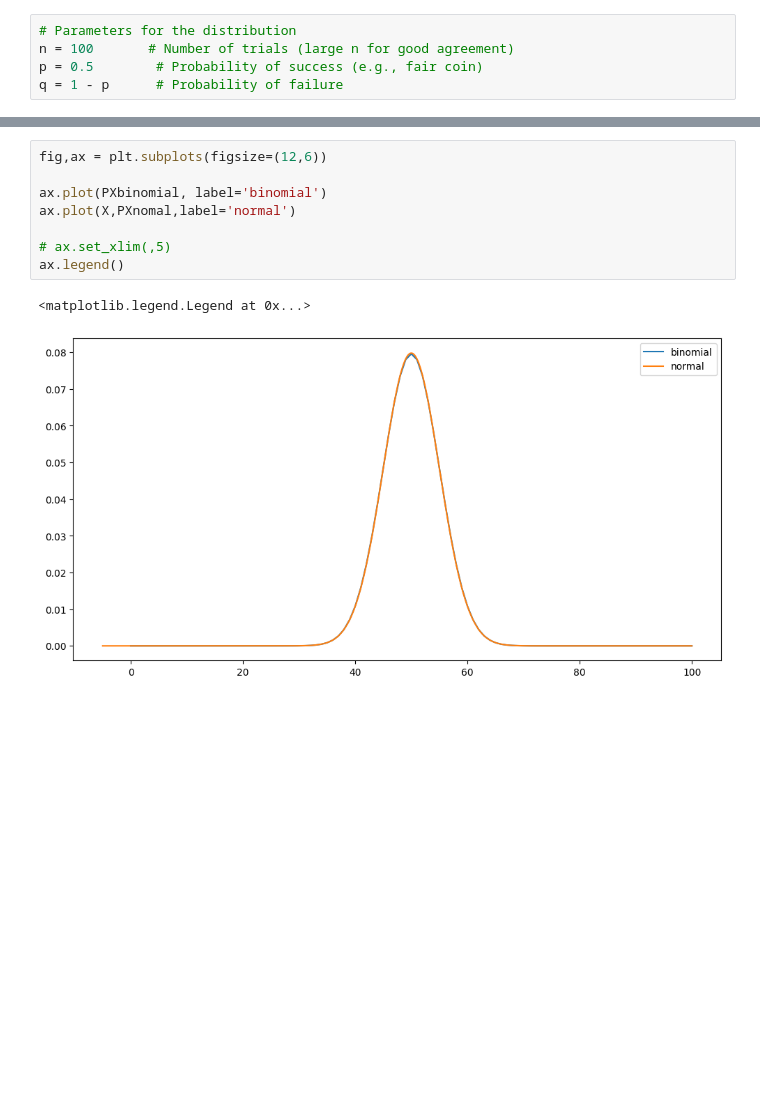
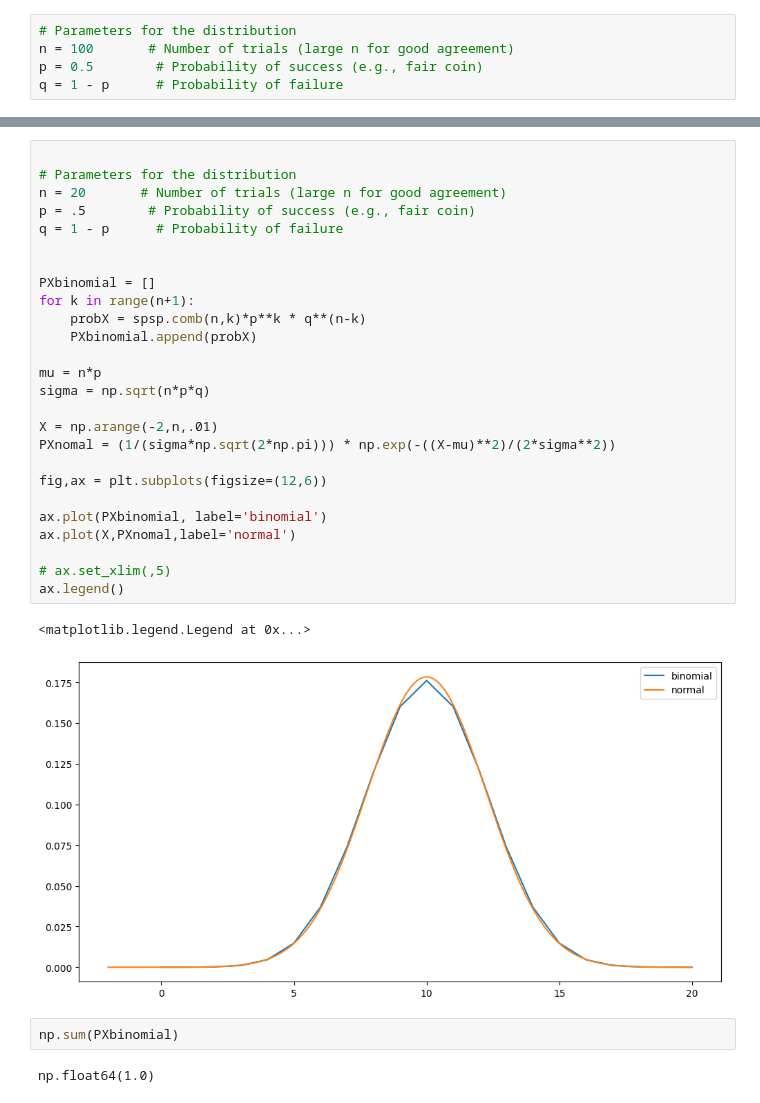
Before and after one commit to AltamarMx/anomalias-2026-2, a Jupyter notebook: notebooks/004_Central_limit_teorem.ipynb, the cells around one changed output, grey strips where cells are left out. Drawn from its saved outputs; the diff is of its cells as text; blank space fills up the shorter version.

```diff
--- a/notebooks/004_Central_limit_teorem.ipynb
+++ b/notebooks/004_Central_limit_teorem.ipynb
@@ -22,11 +62,33 @@ PXnomal = (1/(sigma*np.sqrt(2*np.pi))) * np.exp(-((X-mu)**2)/(2*sigma**2))
 # %%
+
+# Parameters for the distribution
+n = 20       # Number of trials (large n for good agreement)
+p = .5        # Probability of success (e.g., fair coin)
+q = 1 - p      # Probability of failure
+
+
+PXbinomial = []
+for k in range(n+1):
+    probX = spsp.comb(n,k)*p**k * q**(n-k)
+    PXbinomial.append(probX)
+
+mu = n*p
+sigma = np.sqrt(n*p*q)
+
+X = np.arange(-2,n,.01)
+PXnomal = (1/(sigma*np.sqrt(2*np.pi))) * np.exp(-((X-mu)**2)/(2*sigma**2))
+
 fig,ax = plt.subplots(figsize=(12,6))
 
 ax.plot(PXbinomial, label='binomial')
 ax.plot(X,PXnomal,label='normal')
 
 # ax.set_xlim(,5)
 ax.legend()
 # %% [output]
 <matplotlib.legend.Legend at 0x...>
-[figure, old version]
+[figure, new version]
+# %%
+np.sum(PXbinomial)
+# %% [output]
+np.float64(1.0)
```
Also changed, not shown: parts of 3 cells of this notebook, 32 other files.
